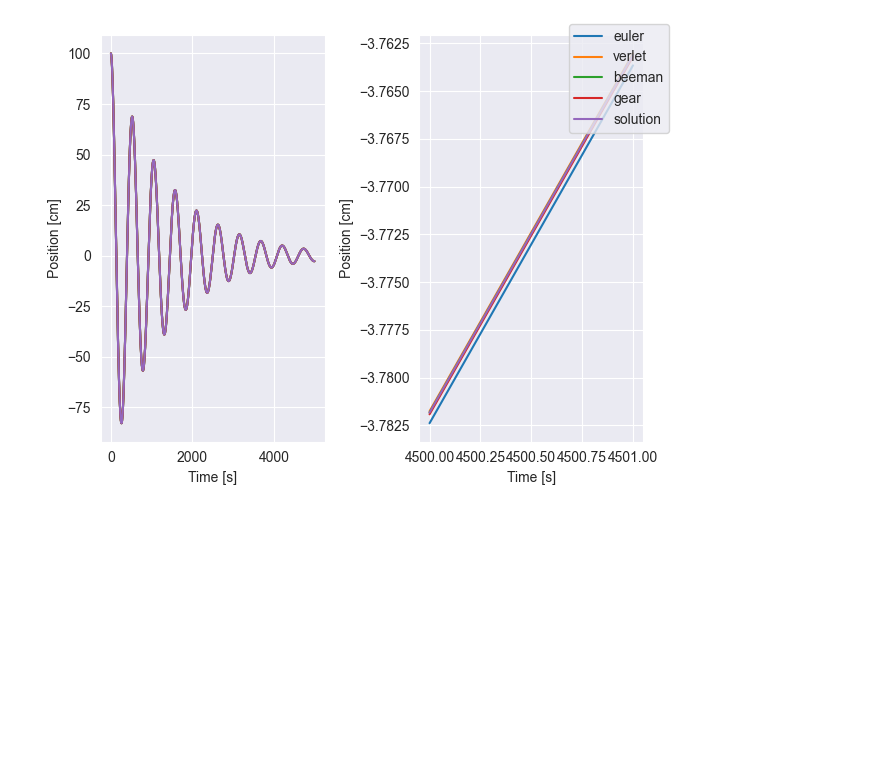
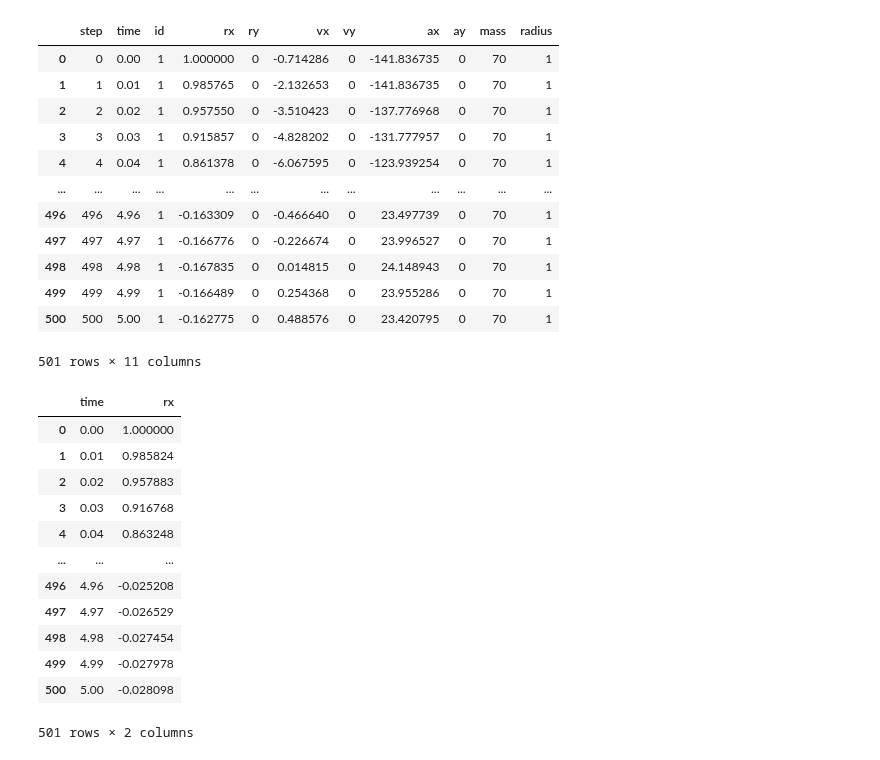
Before and after one commit to shadad00/Simulacion-de-sistemas, a Jupyter notebook: notebooks/TP4.ipynb, the cells around one changed output. Drawn from its saved outputs; the diff is of its cells as text; code cells hidden in the pictures; blank space fills up the shorter version.

```diff
--- a/notebooks/TP4.ipynb
+++ b/notebooks/TP4.ipynb
@@ -76,23 +55,39 @@ solution
-# %%
-fig, (ax1, ax2) = plt.subplots(1, 2)
-ax1.plot(euler["rx"], label="euler")
-ax1.plot(verlet["rx"], label="verlet")
-ax1.plot(beeman["rx"], label="beeman")
-ax1.plot(gear["rx"], label="gear")
-ax1.plot(solution["rx"], label="solution")
-ax1.set_ylabel("Position [cm]")
-ax1.set_xlabel("Time [s]")
-fig.legend()
-
-zr = np.arange(4500, 4502)
-ax2.plot(euler["rx"].iloc[zr], label="euler")
-ax2.plot(verlet["rx"].iloc[zr], label="verlet")
-ax2.plot(beeman["rx"].iloc[zr], label="beeman")
-ax2.plot(gear["rx"].iloc[zr], label="gear")
-ax2.plot(solution["rx"].iloc[zr], label="solution")
-ax2.set_ylabel("Position [cm]")
-ax2.set_xlabel("Time [s]")
-
-fig.tight_layout()
-# %% [output]
-[figure, removed]
+# %%
+BASE_PATH = '../tp4/out/spring/csv/'
+euler = pd.read_csv(f"{BASE_PATH}/EulerSimpleSolver_dt1.0e-02.csv", delimiter=",")
+verlet = pd.read_csv(f"{BASE_PATH}/VerletOriginalSolver_dt1.0e-02.csv", delimiter=",")
+beeman = pd.read_csv(f"{BASE_PATH}/BeemanSolver_dt1.0e-02.csv", delimiter=",")
+gear = pd.read_csv(f"{BASE_PATH}/GearPredictorOrder5_dt1.0e-02.csv", delimiter=",")
+solvers = [euler, verlet, beeman, gear]
+euler
+# %% [output]
+|  | step | time | id | rx | ry | vx | vy | ax | ay | mass | radius |
+| 0 | 0 | 0.00 | 1 | 1.000000 | 0 | -0.714286 | 0 | -141.836735 | 0 | 70 | 1 |
+| 1 | 1 | 0.01 | 1 | 0.985765 | 0 | -2.132653 | 0 | -141.836735 | 0 | 70 | 1 |
+| 2 | 2 | 0.02 | 1 | 0.957550 | 0 | -3.510423 | 0 | -137.776968 | 0 | 70 | 1 |
+| 3 | 3 | 0.03 | 1 | 0.915857 | 0 | -4.828202 | 0 | -131.777957 | 0 | 70 | 1 |
+| 4 | 4 | 0.04 | 1 | 0.861378 | 0 | -6.067595 | 0 | -123.939254 | 0 | 70 | 1 |
+| ... | ... | ... | ... | ... | ... | ... | ... | ... | ... | ... | ... |
+| 496 | 496 | 4.96 | 1 | -0.163309 | 0 | -0.466640 | 0 | 23.497739 | 0 | 70 | 1 |
+| 497 | 497 | 4.97 | 1 | -0.166776 | 0 | -0.226674 | 0 | 23.996527 | 0 | 70 | 1 |
+| 498 | 498 | 4.98 | 1 | -0.167835 | 0 | 0.014815 | 0 | 24.148943 | 0 | 70 | 1 |
+| 499 | 499 | 4.99 | 1 | -0.166489 | 0 | 0.254368 | 0 | 23.955286 | 0 | 70 | 1 |
+| 500 | 500 | 5.00 | 1 | -0.162775 | 0 | 0.488576 | 0 | 23.420795 | 0 | 70 | 1 |
+501 rows × 11 columns
+# %%
+solution = getSolution(beeman["time"])
+solution
+# %% [output]
+|  | time | rx |
+| 0 | 0.00 | 1.000000 |
+| 1 | 0.01 | 0.985824 |
+| 2 | 0.02 | 0.957883 |
+| 3 | 0.03 | 0.916768 |
+| 4 | 0.04 | 0.863248 |
+| ... | ... | ... |
+| 496 | 4.96 | -0.025208 |
+| 497 | 4.97 | -0.026529 |
+| 498 | 4.98 | -0.027454 |
+| 499 | 4.99 | -0.027978 |
+| 500 | 5.00 | -0.028098 |
+501 rows × 2 columns
```
Also changed, not shown: parts of 10 cells of this notebook, 3 other files.
